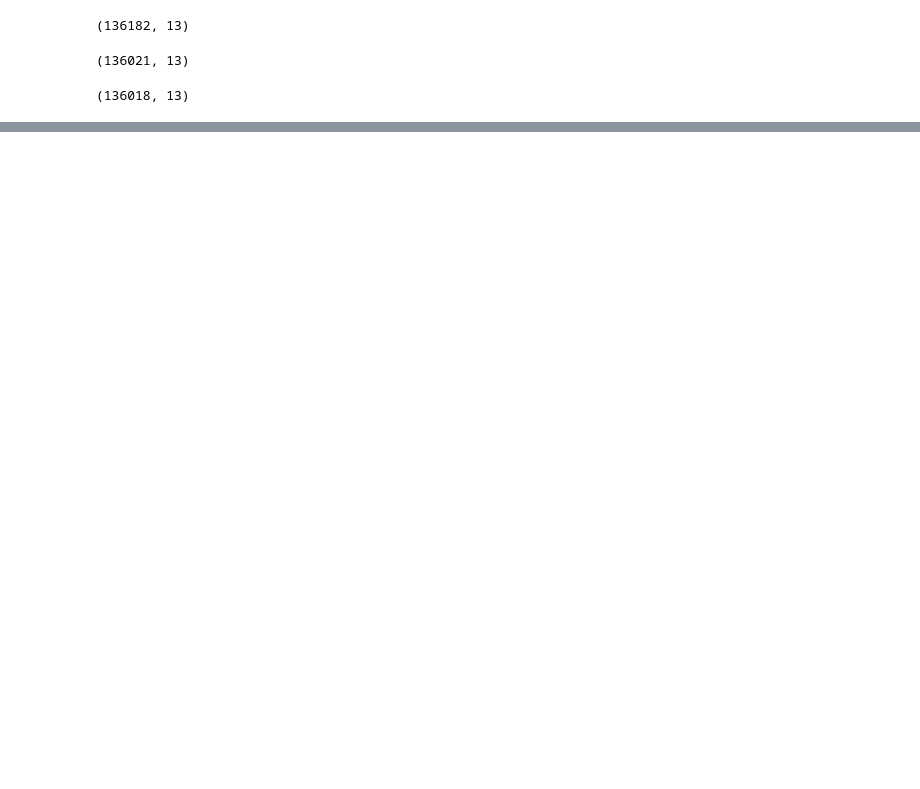
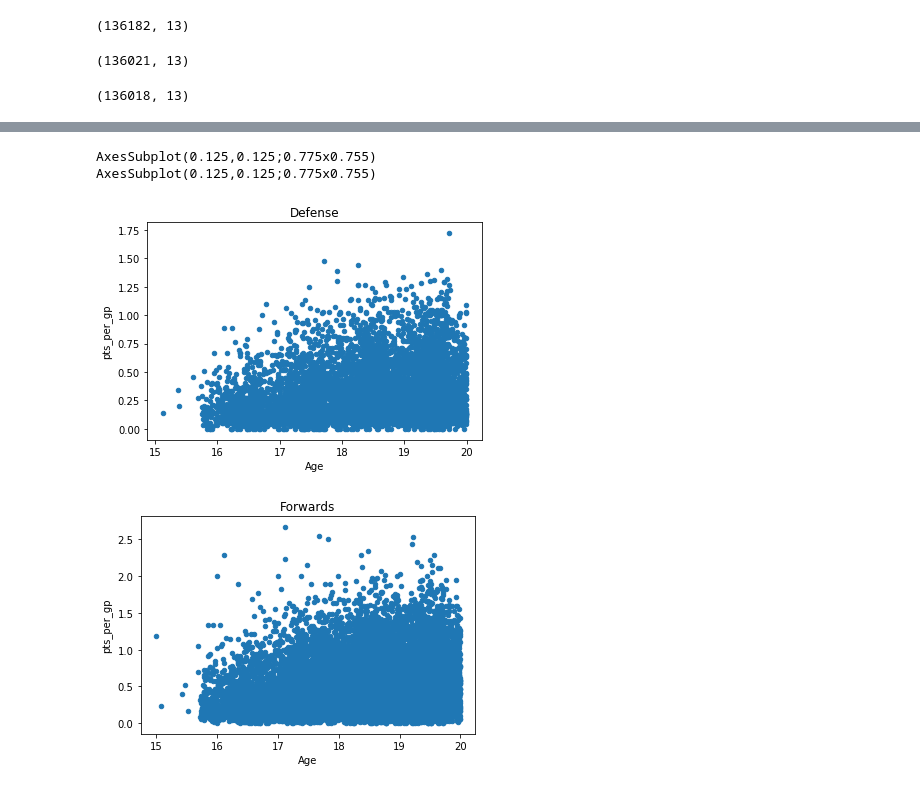
Before and after one commit to Schmoegurt/prospectmodel, a Jupyter notebook: Prospect Model.ipynb, the cells around one changed output, grey strips where cells are left out. Drawn from its saved outputs; the diff is of its cells as text; code cells hidden in the pictures; blank space fills up the shorter version.

```diff
--- a/Prospect Model.ipynb
+++ b/Prospect Model.ipynb
@@ -152,0 +117,5 @@ import pandas as pd
+# %%
+roster = roster.merge(nhl_draft_data[['nhl_GP', 'nhl_G', 'nhl_A', 'nhl_TP', 'player_id']], on=['player_id'],
+                      how = 'left')
+roster = new_df.fillna(value=0)
+roster[(roster['team'] == 'Frölunda HC') & (roster['season']==2018)]
@@ -152,0 +150,32 @@ import pandas as pd
+# %%
+#create goal to total points ratios
+roster['goals_to_points'] = roster['G']/roster['TP']
+roster['goals_to_points'] = roster['goals_to_points'].fillna(value=0)
+roster['goals_to_points'] = roster['goals_to_points'].round(decimals=2)
+
+#calculate points per game
+roster['pts_per_gp'] = roster['TP']/roster['GP']
+roster['pts_per_gp'] = roster['pts_per_gp'].fillna(value = 0)
+roster['pts_per_gp'] = roster['pts_per_gp'].round(decimals=2)
+# %%
+#creating df for age to points regresion stopped at 20 because the regression become negatives as younger players
+#graduate to professional leagues
+age_adj_score_df = roster[(roster.Age < 20) & (roster.GP >30)]
+# %%
+#splitting into defense and forwards
+age_adj_def_df = age_adj_score_df[age_adj_score_df.Position == 'D']
+age_adj_fwd_df = age_adj_score_df[age_adj_score_df.Position != 'D']
+# %%
+#graphing the correlation between age and points per game
+import matplotlib.pyplot as plt
+ax1 = age_adj_def_df.plot(kind='scatter', x='Age', y='pts_per_gp')
+ax2 = age_adj_fwd_df.plot(kind='scatter', x='Age', y='pts_per_gp')
+ax1.set_title('Defense')
+ax2.set_title('Forwards')
+print(ax1)
+print(ax2)
+# %% [output]
+AxesSubplot(0.125,0.125;0.775x0.755)
+AxesSubplot(0.125,0.125;0.775x0.755)
+[figure, added]
+[figure, added]
```
Also changed, not shown: parts of 47 cells of this notebook, 2 other files.
